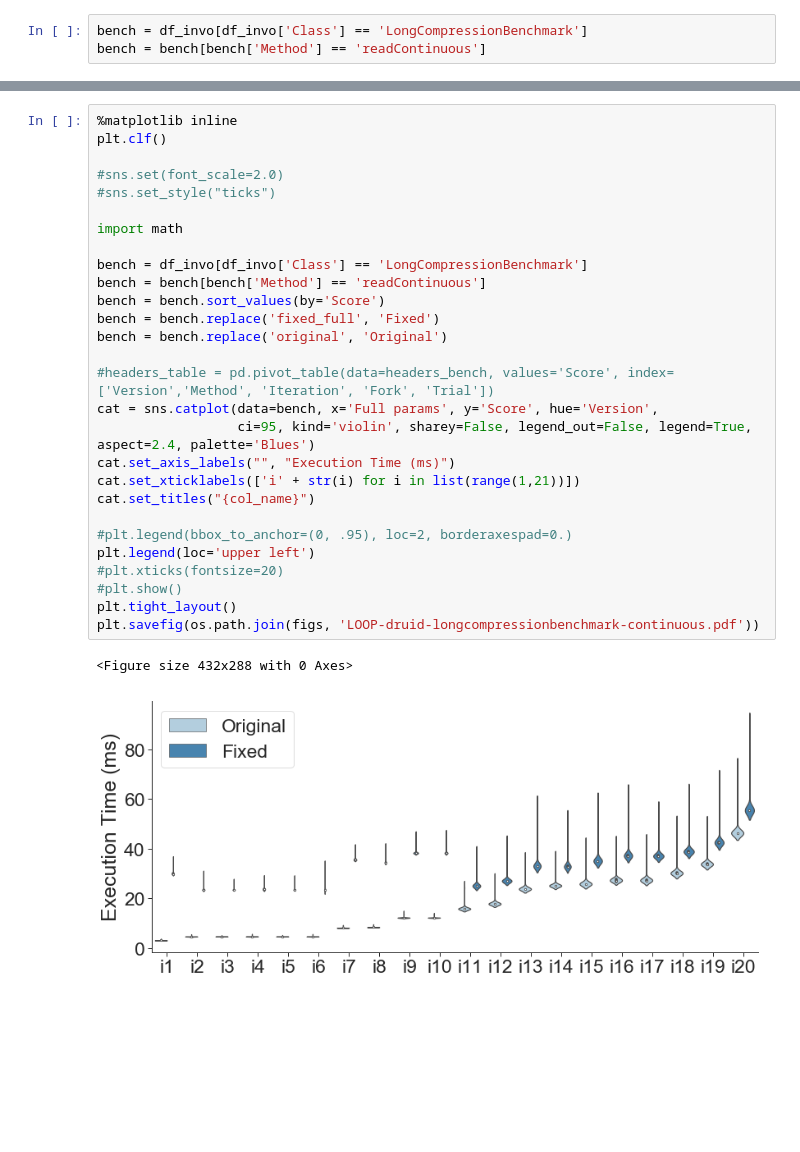
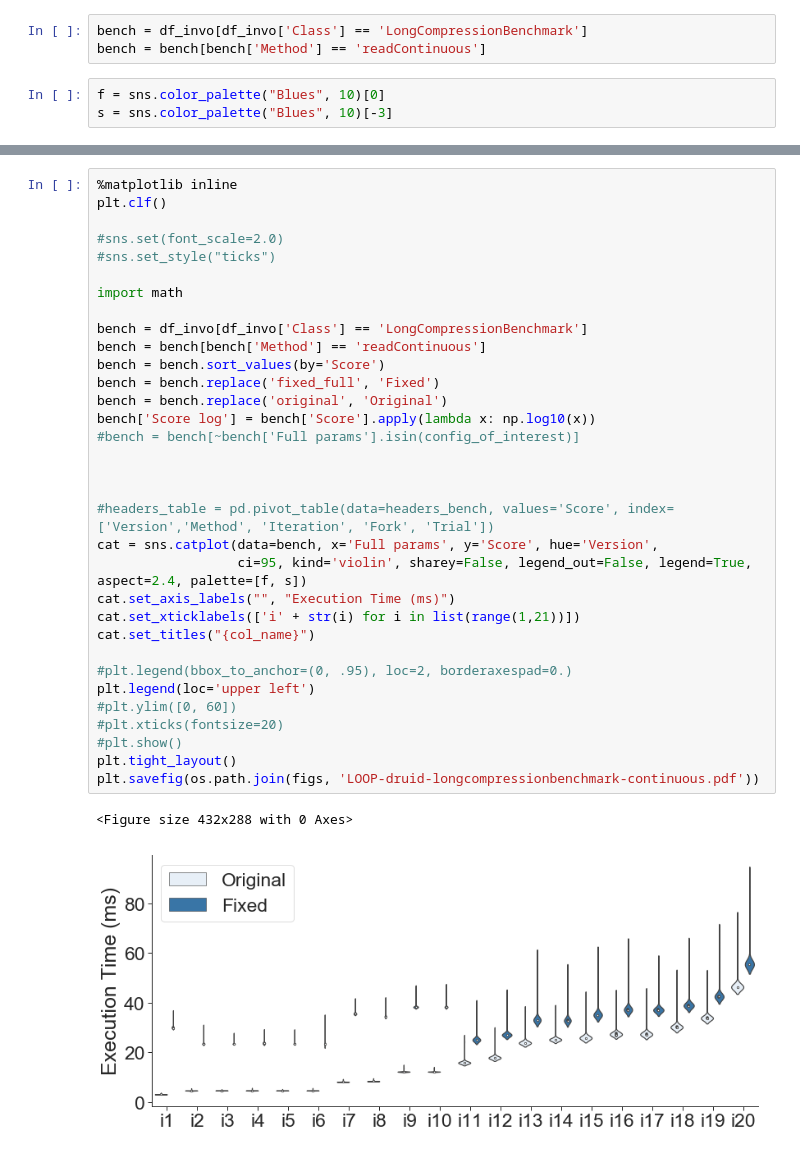
Before and after one commit to DiegoEliasCosta/badJMHpractices-study, a Jupyter notebook: RQ2. Impact of bad JMH practices/scripts/notebooks/plot-LOOP-examples.ipynb, the cells around one changed output, grey strips where cells are left out. Drawn from its saved outputs; the diff is of its cells as text; blank space fills up the shorter version.

```diff
--- a/RQ2. Impact of bad JMH practices/scripts/notebooks/plot-LOOP-examples.ipynb
+++ b/RQ2. Impact of bad JMH practices/scripts/notebooks/plot-LOOP-examples.ipynb
@@ -18,3 +19,6 @@ df_invo = df[df['Experiment'] == 'LOOP']
 # %%
 bench = df_invo[df_invo['Class'] == 'LongCompressionBenchmark']
 bench = bench[bench['Method'] == 'readContinuous']
+# %%
+f = sns.color_palette("Blues", 10)[0]
+s = sns.color_palette("Blues", 10)[-3]
@@ -21,31 +51,36 @@ bench = bench[bench['Method'] == 'readContinuous']
 # %%
 %matplotlib inline
 plt.clf()
 
 #sns.set(font_scale=2.0)
 #sns.set_style("ticks")
 
 import math
 
 bench = df_invo[df_invo['Class'] == 'LongCompressionBenchmark']
 bench = bench[bench['Method'] == 'readContinuous']
 bench = bench.sort_values(by='Score')
 bench = bench.replace('fixed_full', 'Fixed')
 bench = bench.replace('original', 'Original')
+bench['Score log'] = bench['Score'].apply(lambda x: np.log10(x))
+#bench = bench[~bench['Full params'].isin(config_of_interest)]
+
+
 
 #headers_table = pd.pivot_table(data=headers_bench, values='Score', index=['Version','Method', 'Iteration', 'Fork', 'Trial'])
 cat = sns.catplot(data=bench, x='Full params', y='Score', hue='Version',
-                  ci=95, kind='violin', sharey=False, legend_out=False, legend=True, aspect=2.4, palette='Blues')
+                  ci=95, kind='violin', sharey=False, legend_out=False, legend=True, aspect=2.4, palette=[f, s])
 cat.set_axis_labels("", "Execution Time (ms)")
 cat.set_xticklabels(['i' + str(i) for i in list(range(1,21))])
 cat.set_titles("{col_name}")
 
 #plt.legend(bbox_to_anchor=(0, .95), loc=2, borderaxespad=0.)
 plt.legend(loc='upper left')
+#plt.ylim([0, 60])
 #plt.xticks(fontsize=20)
 #plt.show()
 plt.tight_layout()
 plt.savefig(os.path.join(figs, 'LOOP-druid-longcompressionbenchmark-continuous.pdf'))
 # %% [output]
 <Figure size 432x288 with 0 Axes>
-[figure, old version]
+[figure, new version]
```
Also changed, not shown: parts of 4 cells of this notebook, 10 other files.
